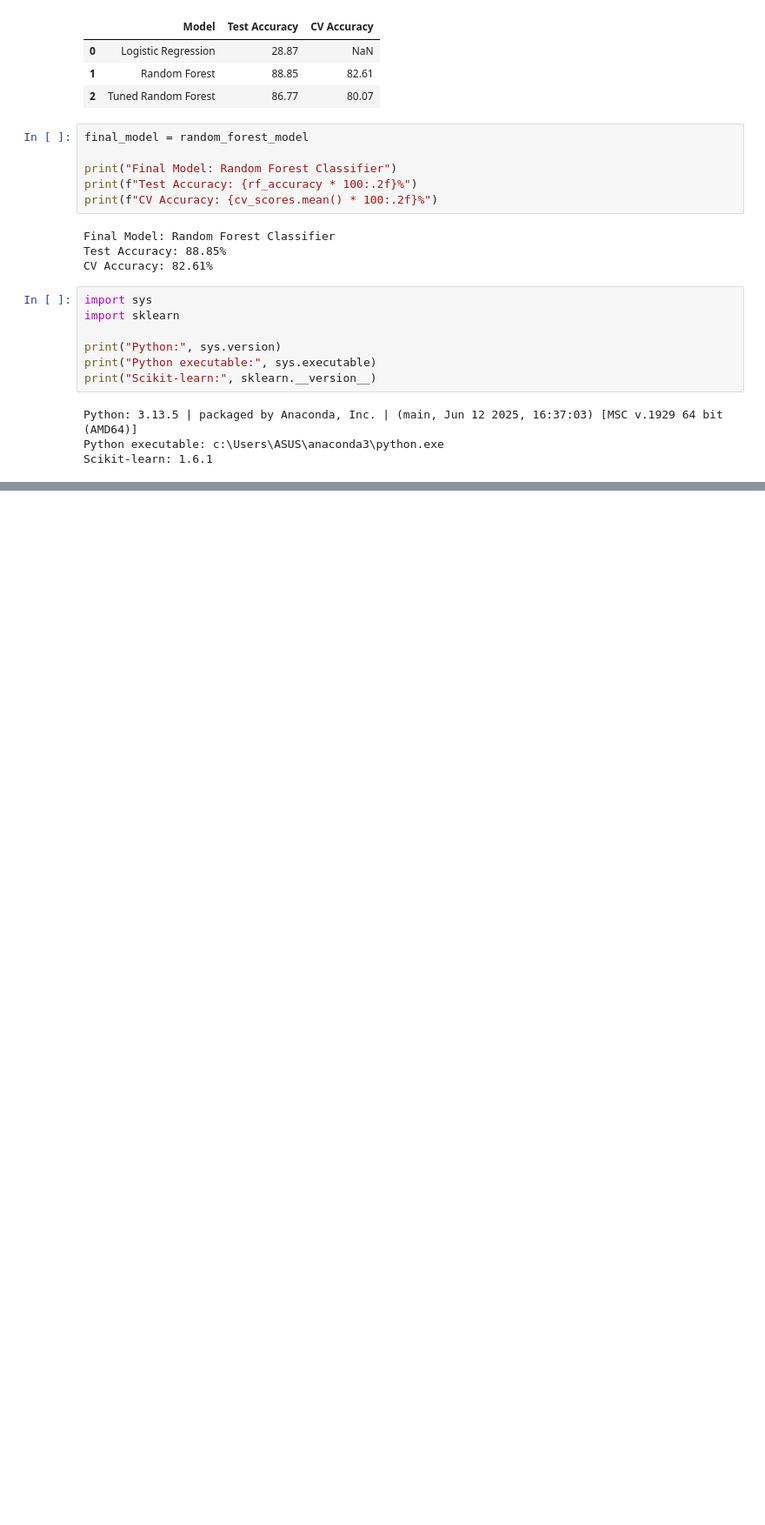
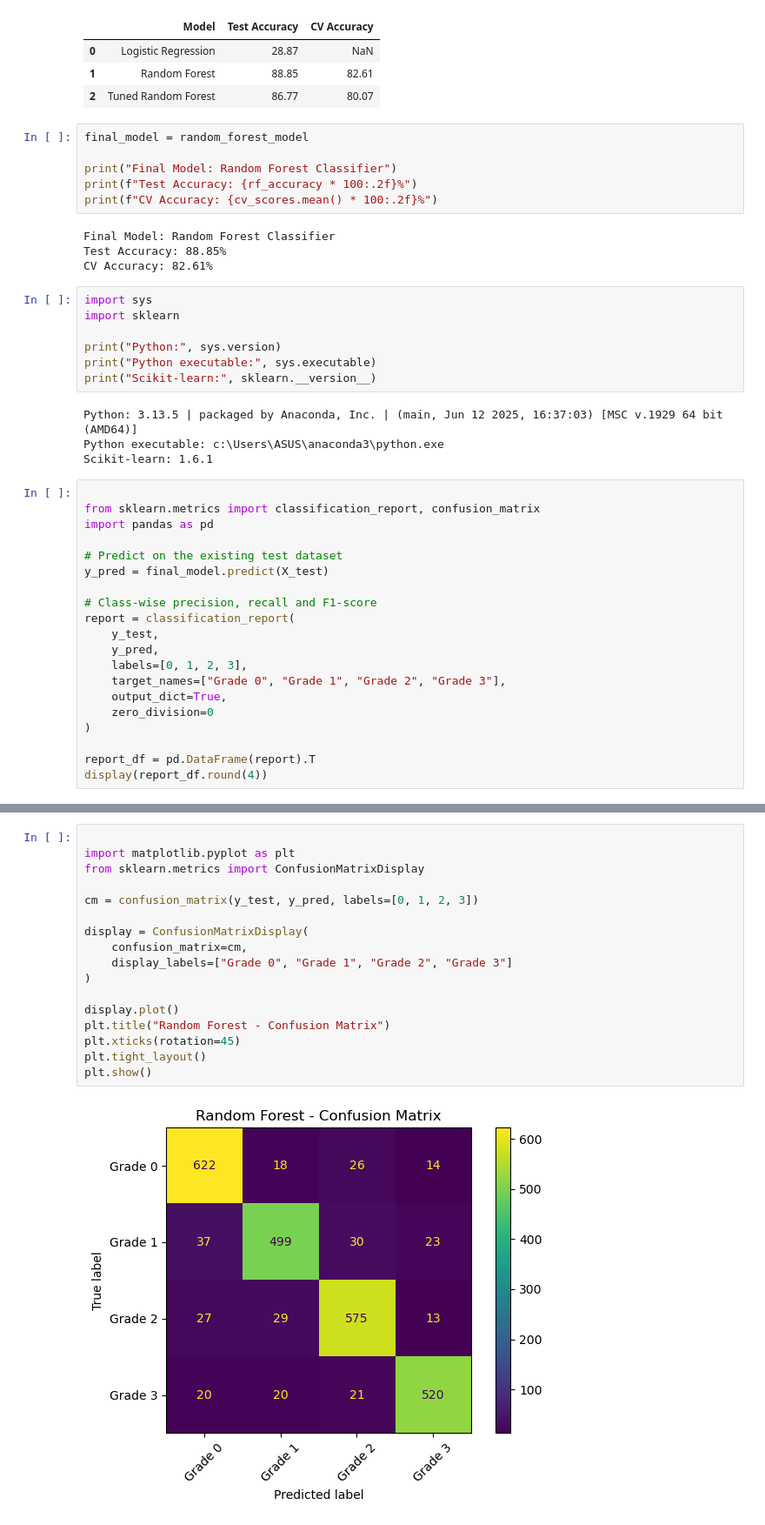
Before and after one commit to RealAmitKumarShaw/AI-LMS, a Jupyter notebook: ml-service/notebooks/03_model_training.ipynb, the cells around one changed output, grey strips where cells are left out. Shown at 87% size. Saved outputs shown, nothing was run; the diff lists cells and outputs as text; blank space fills up the shorter version.

Commit message:
Update model training notebook

```diff
--- a/ml-service/notebooks/03_model_training.ipynb
+++ b/ml-service/notebooks/03_model_training.ipynb
@@ -332,3 +332,23 @@ print("Scikit-learn:", sklearn.__version__)
 Python: 3.13.5 | packaged by Anaconda, Inc. | (main, Jun 12 2025, 16:37:03) [MSC v.1929 64 bit (AMD64)]
 Python executable: c:\Users\ASUS\anaconda3\python.exe
 Scikit-learn: 1.6.1
+# %%
+
+from sklearn.metrics import classification_report, confusion_matrix
+import pandas as pd
+
+# Predict on the existing test dataset
+y_pred = final_model.predict(X_test)
+
+# Class-wise precision, recall and F1-score
+report = classification_report(
+    y_test,
+    y_pred,
+    labels=[0, 1, 2, 3],
+    target_names=["Grade 0", "Grade 1", "Grade 2", "Grade 3"],
+    output_dict=True,
+    zero_division=0
+)
+
+report_df = pd.DataFrame(report).T
+display(report_df.round(4))
@@ -334,0 +364,19 @@ Scikit-learn: 1.6.1
+# %%
+
+import matplotlib.pyplot as plt
+from sklearn.metrics import ConfusionMatrixDisplay
+
+cm = confusion_matrix(y_test, y_pred, labels=[0, 1, 2, 3])
+
+display = ConfusionMatrixDisplay(
+    confusion_matrix=cm,
+    display_labels=["Grade 0", "Grade 1", "Grade 2", "Grade 3"]
+)
+
+display.plot()
+plt.title("Random Forest - Confusion Matrix")
+plt.xticks(rotation=45)
+plt.tight_layout()
+plt.show()
+# %% [output]
+[figure, added]
```
Also changed, not shown: parts of 4 cells of this notebook.
